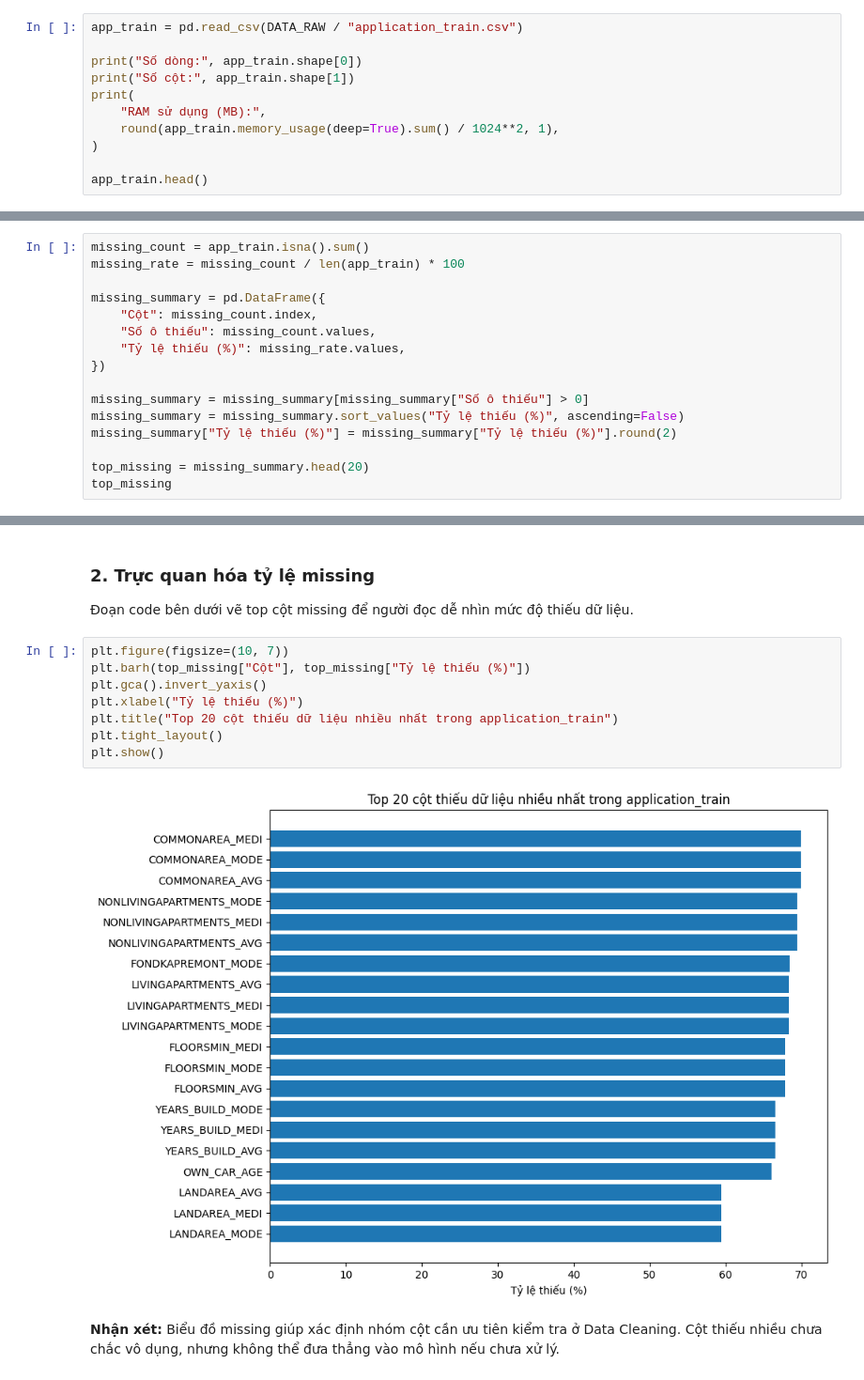
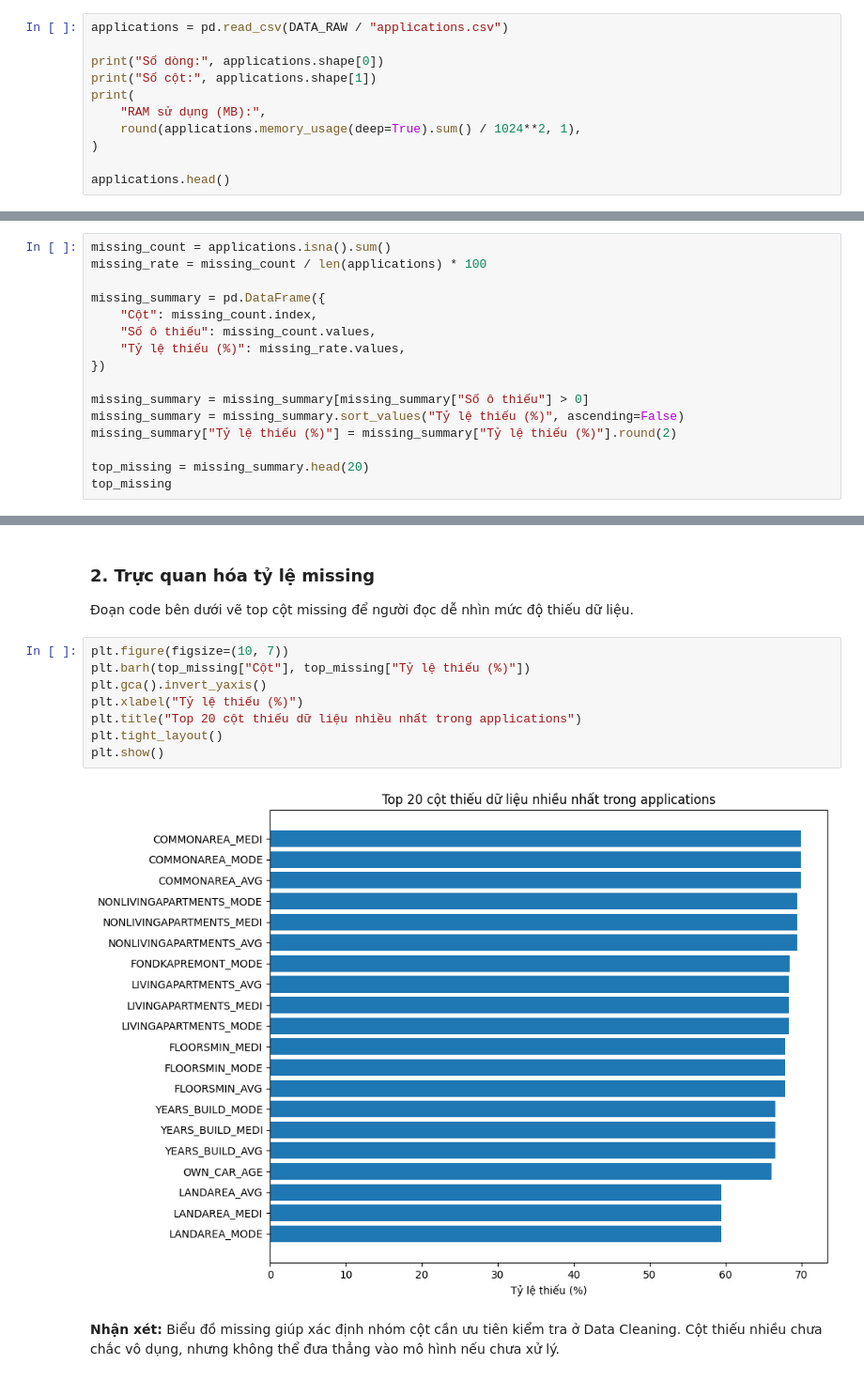
Before and after one commit to thanhhung9720001-collab/credit-risk-classifier, a Jupyter notebook: notebooks/01_data_understanding.ipynb, the cells around one changed output, grey strips where cells are left out. Shown at 94% size. Cells and saved outputs as stored; diff of their text form.

```diff
--- a/notebooks/01_data_understanding.ipynb
+++ b/notebooks/01_data_understanding.ipynb
@@ -115,14 +112,14 @@ Sơ đồ bên dưới tóm tắt quan hệ giữa bảng chính và các bảng
 # %%
-app_train = pd.read_csv(DATA_RAW / "application_train.csv")
+applications = pd.read_csv(DATA_RAW / "applications.csv")
 
-print("Số dòng:", app_train.shape[0])
-print("Số cột:", app_train.shape[1])
+print("Số dòng:", applications.shape[0])
+print("Số cột:", applications.shape[1])
 print(
     "RAM sử dụng (MB):",
-    round(app_train.memory_usage(deep=True).sum() / 1024**2, 1),
+    round(applications.memory_usage(deep=True).sum() / 1024**2, 1),
 )
 
-app_train.head()
+applications.head()
 # %% [output]
 Số dòng: 307511
 Số cột: 122
@@ -311,8 +308,8 @@ Hai vấn đề này chỉ được ghi nhận ở NB01; quy tắc xử lý cụ
 
 Đoạn code bên dưới kiểm tra các cột có tỷ lệ missing cao nhất trong bảng chính.
 # %%
-missing_count = app_train.isna().sum()
-missing_rate = missing_count / len(app_train) * 100
+missing_count = applications.isna().sum()
+missing_rate = missing_count / len(applications) * 100
 
 missing_summary = pd.DataFrame({
     "Cột": missing_count.index,
@@ -353,13 +350,13 @@ top_missing
 # %%
 plt.figure(figsize=(10, 7))
 plt.barh(top_missing["Cột"], top_missing["Tỷ lệ thiếu (%)"])
 plt.gca().invert_yaxis()
 plt.xlabel("Tỷ lệ thiếu (%)")
-plt.title("Top 20 cột thiếu dữ liệu nhiều nhất trong application_train")
+plt.title("Top 20 cột thiếu dữ liệu nhiều nhất trong applications")
 plt.tight_layout()
 plt.show()
 # %% [output]
-[figure, old version]
+[figure, new version]
 # %% [markdown]
 **Nhận xét:** Biểu đồ missing giúp xác định nhóm cột cần ưu tiên kiểm tra ở Data Cleaning. Cột thiếu nhiều chưa chắc vô dụng, nhưng không thể đưa thẳng vào mô hình nếu chưa xử lý.
 # %% [markdown]
```
Also changed, not shown: parts of 36 cells of this notebook, 10 other files.
